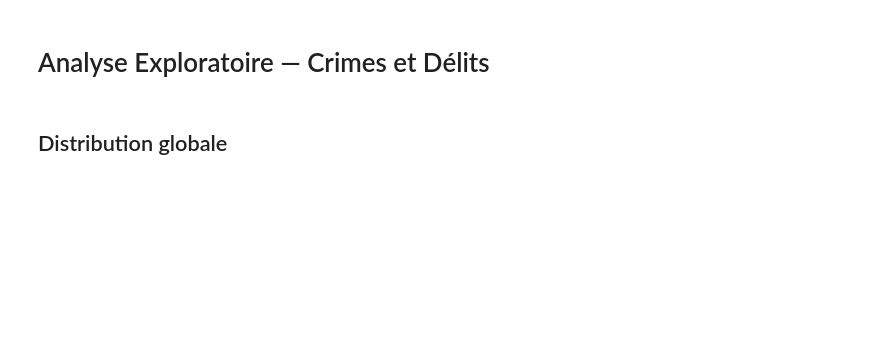
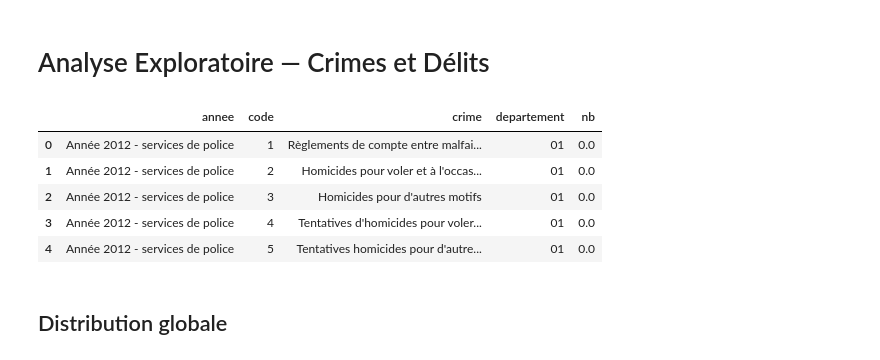
Before and after one commit to Data-Science-Designer-and-Developer/oasis-security, a Jupyter notebook: notebooks/EDA.ipynb, the cells around one changed output. Drawn from its saved outputs; the diff is of its cells as text; code cells hidden in the pictures; blank space fills up the shorter version.

```diff
--- a/notebooks/EDA.ipynb
+++ b/notebooks/EDA.ipynb
@@ -1,31 +1,37 @@
 # %% [markdown]
 # Analyse Exploratoire — Crimes et Délits
 # %%
-
 import pandas as pd
 import matplotlib.pyplot as plt
 
-path = "crimes-et-délits-PN-GN.xlsx"
+path = "/home/frederic/Documents/Jedha/Jedha/02_Data Science and Eng - Fullstack - Full-Time/X_Projects/Project_Oasis/oasis-security-complete/data/crimes-et-délits-PN-GN.xlsx"
 df = pd.read_excel(path)
 
 df = df.iloc[2:]
 df = df.rename(columns={
     df.columns[0]:"annee",
     df.columns[1]:"code",
     df.columns[2]:"crime"
 })
 
 df_long = df.melt(
     id_vars=["annee","code","crime"],
-    var_name="ville",
+    var_name="departement",
     value_name="nb"
 )
 
 df_long = df_long.dropna(subset=["nb"])
 df_long["nb"] = pd.to_numeric(df_long["nb"], errors="coerce")
 df_long = df_long.dropna()
 
 df_long.head()
+# %% [output]
+|  | annee | code | crime | departement | nb |
+| 0 | Année 2012 - services de police | 1 | Règlements de compte entre malfai... | 01 | 0.0 |
+| 1 | Année 2012 - services de police | 2 | Homicides pour voler et à l'occas... | 01 | 0.0 |
+| 2 | Année 2012 - services de police | 3 | Homicides pour d'autres motifs | 01 | 0.0 |
+| 3 | Année 2012 - services de police | 4 | Tentatives d'homicides pour voler... | 01 | 0.0 |
+| 4 | Année 2012 - services de police | 5 | Tentatives homicides pour d'autre... | 01 | 0.0 |
 # %% [markdown]
 ## Distribution globale
 # %%
```
Also changed, not shown: parts of 6 cells of this notebook, 2 other files.
